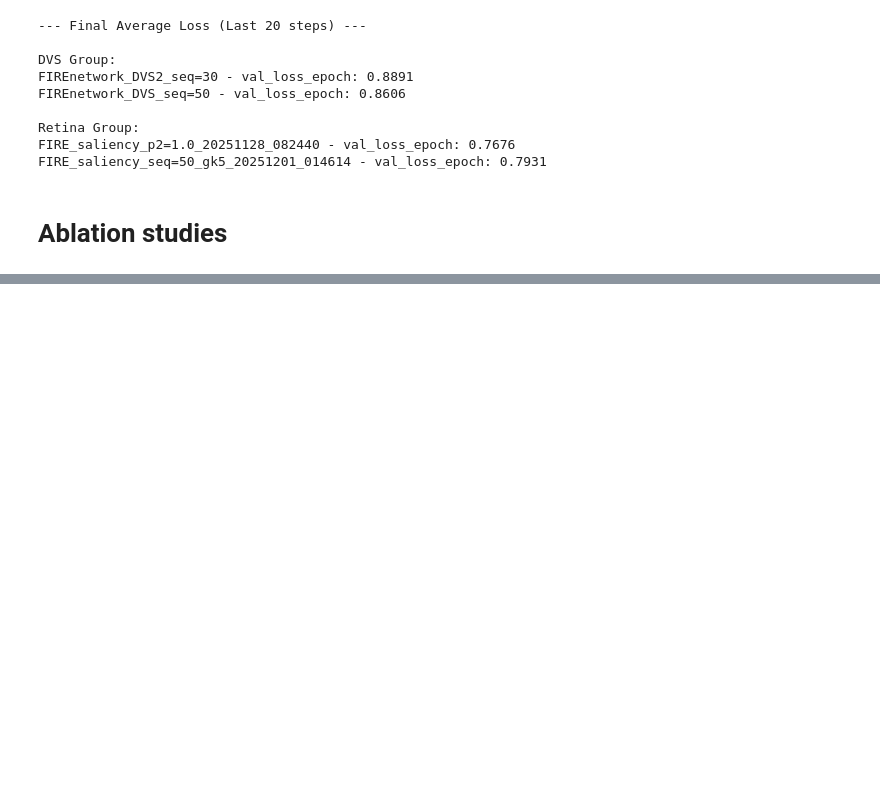
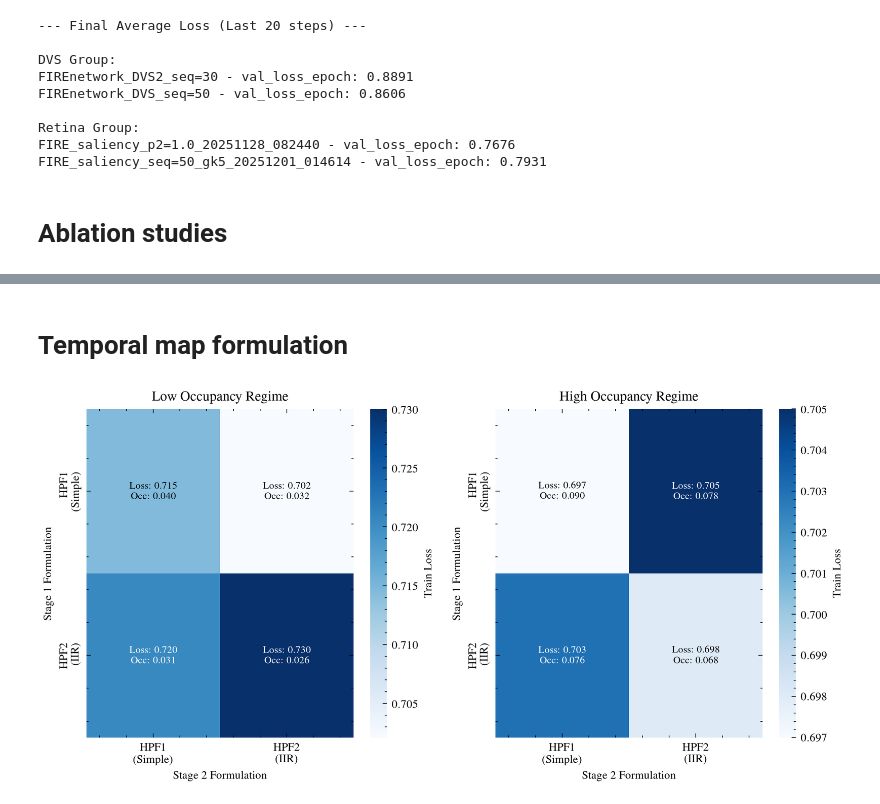
Before and after one commit to mlewandowski0/sillicon-retina, a Jupyter notebook: paper-figures/analysis_saliency.ipynb, the cells around one changed output, grey strips where cells are left out. Drawn from its saved outputs; the diff is of its cells as text; code cells hidden in the pictures; blank space fills up the shorter version.

```diff
--- a/paper-figures/analysis_saliency.ipynb
+++ b/paper-figures/analysis_saliency.ipynb
@@ -323,0 +385,58 @@ plt.show()
+# %% [markdown]
+# Temporal map formulation
+# %%
+import seaborn as sns
+
+# a pair of modes for (HPF1, HPF2)
+# low occupancy regime
+HPF_modes = [(0,0), (1,1), (0,1), (1,0)]
+train_loss_lo = [0.71455, 0.73003, 0.70209, 0.72048]
+occupancy_lo = [0.0398, 0.026101, 0.032155, 0.031357]
+
+# higher occupancy regime ( larger p_2 values)
+train_loss_ho = [0.697, 0.698, 0.705, 0.703]
+occupancy_ho = [0.09, 0.068, 0.078, 0.0765]
+
+
+def create_matrix(modes, values):
+    mat = np.zeros((2, 2))
+    for (m1, m2), v in zip(modes, values):
+        mat[m1, m2] = v
+    return mat
+
+mat_loss_lo = create_matrix(HPF_modes, train_loss_lo)
+mat_occ_lo = create_matrix(HPF_modes, occupancy_lo)
+
+mat_loss_ho = create_matrix(HPF_modes, train_loss_ho)
+mat_occ_ho = create_matrix(HPF_modes, occupancy_ho)
+
+# Style
+plt.style.use(['science', 'ieee'])
+fig, (ax1, ax2) = plt.subplots(1, 2, figsize=(8, 4), dpi=300)
+
+labels = ['HPF1\n(Simple)', 'HPF2\n(IIR)']
+
+# Plotting function for consistency
+def plot_regime_heatmap(ax, loss_mat, occ_mat, title):
+    sns.heatmap(loss_mat, annot=False, cmap='Blues', ax=ax, cbar_kws={'label': 'Train Loss'})
+    for i in range(2):
+        for j in range(2):
+            color = "white" if loss_mat[i,j] > np.median(loss_mat) else "black"
+            ax.text(j+0.5, i+0.5, f'Loss: {loss_mat[i,j]:.3f}\nOcc: {occ_mat[i,j]:.3f}%',
+                     ha='center', va='center', color=color, fontsize=7, fontweight='bold')
+    ax.set_title(title)
+    ax.set_xlabel('Stage 2 Formulation')
+    ax.set_ylabel('Stage 1 Formulation')
+    ax.set_xticks([0.5, 1.5])
+    ax.set_xticklabels(labels)
+    ax.set_yticks([0.5, 1.5])
+    ax.set_yticklabels(labels)
+
+plot_regime_heatmap(ax1, mat_loss_lo, mat_occ_lo, 'Low Occupancy Regime')
+plot_regime_heatmap(ax2, mat_loss_ho, mat_occ_ho, 'High Occupancy Regime')
+
+plt.tight_layout()
+plt.savefig('hpf_ablation_heatmaps.png')
+plt.show()
+# %% [output]
+[figure, added]
```
Also changed, not shown: parts of 5 cells of this notebook, 4 other files.
